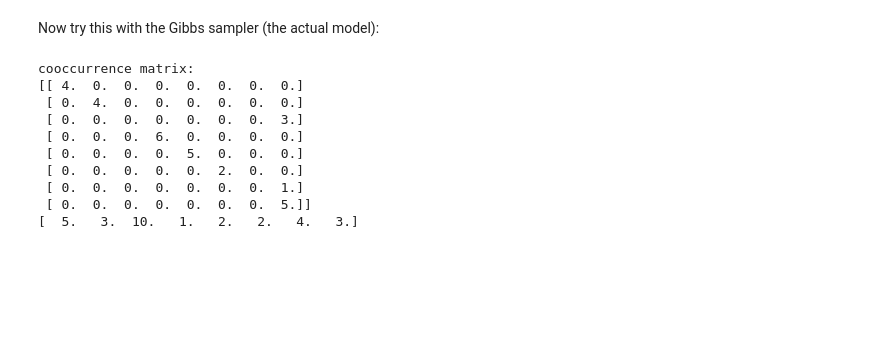
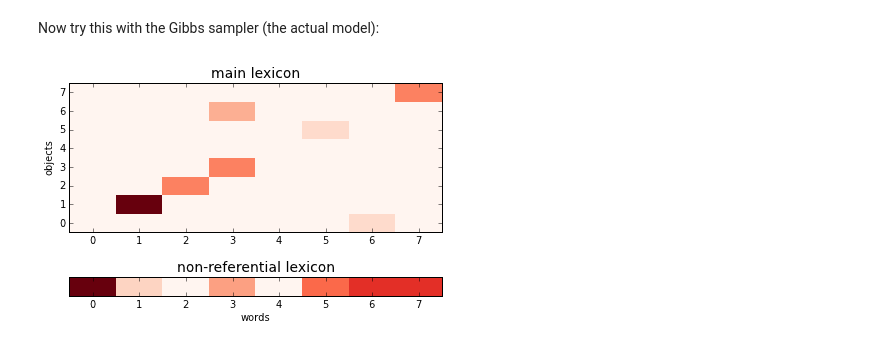
Before and after one commit to mcfrank/dmww, a Jupyter notebook: dmww basics.ipynb, the cells around one changed output. Cells and saved outputs as stored; diff of their text form; code cells hidden in the pictures; blank space fills up the shorter version.

```diff
--- a/dmww basics.ipynb
+++ b/dmww basics.ipynb
@@ -55,21 +48,12 @@ cooccurrence matrix:
 Now try this with the Gibbs sampler (the actual model):
 # %%
 l = GibbsLexicon()
-p = Params(n_samps=100,
+p = Params(n_samps=10,
            alpha_r=.1,
            alpha_nr=10,
            empty_intent=.0001,
            no_ref_word=.000001)
 l.learnLex(w,c,p)
-l.show()
+lexplot(l, w)
 # %% [output]
-cooccurrence matrix:
-[[ 4.  0.  0.  0.  0.  0.  0.  0.]
- [ 0.  4.  0.  0.  0.  0.  0.  0.]
- [ 0.  0.  0.  0.  0.  0.  0.  3.]
- [ 0.  0.  0.  6.  0.  0.  0.  0.]
- [ 0.  0.  0.  0.  5.  0.  0.  0.]
- [ 0.  0.  0.  0.  0.  2.  0.  0.]
- [ 0.  0.  0.  0.  0.  0.  0.  1.]
- [ 0.  0.  0.  0.  0.  0.  0.  5.]]
-[  5.   3.  10.   1.   2.   2.   4.   3.]
+[figure, added]
```
Also changed, not shown: parts of 5 cells of this notebook, 3 other files.
